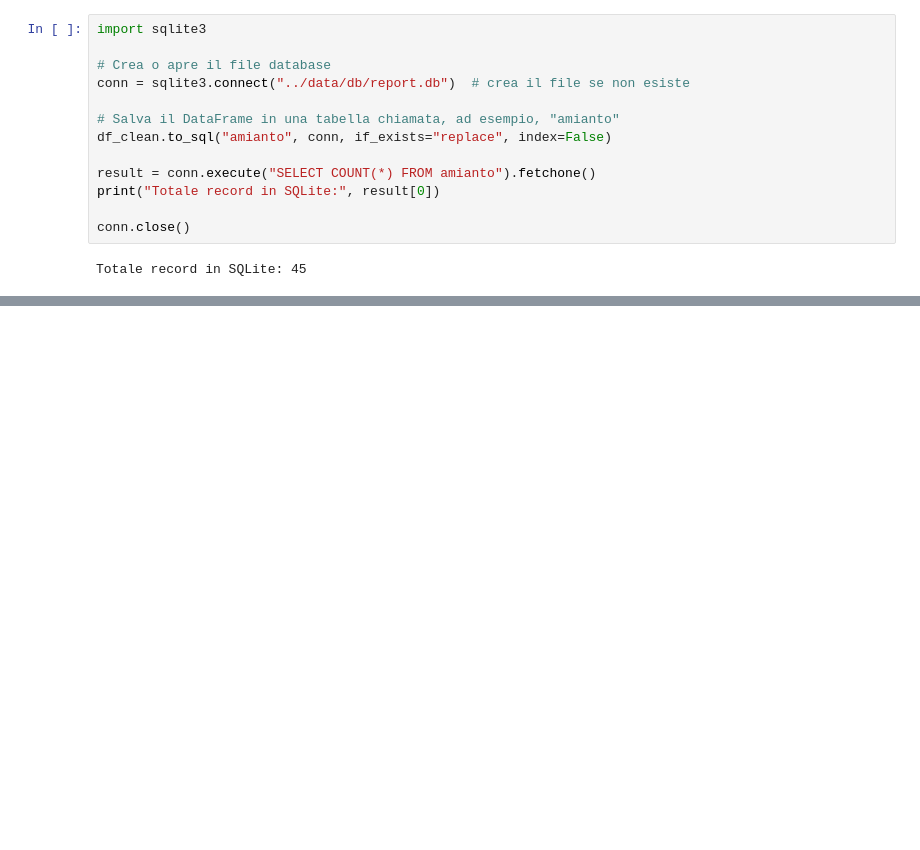
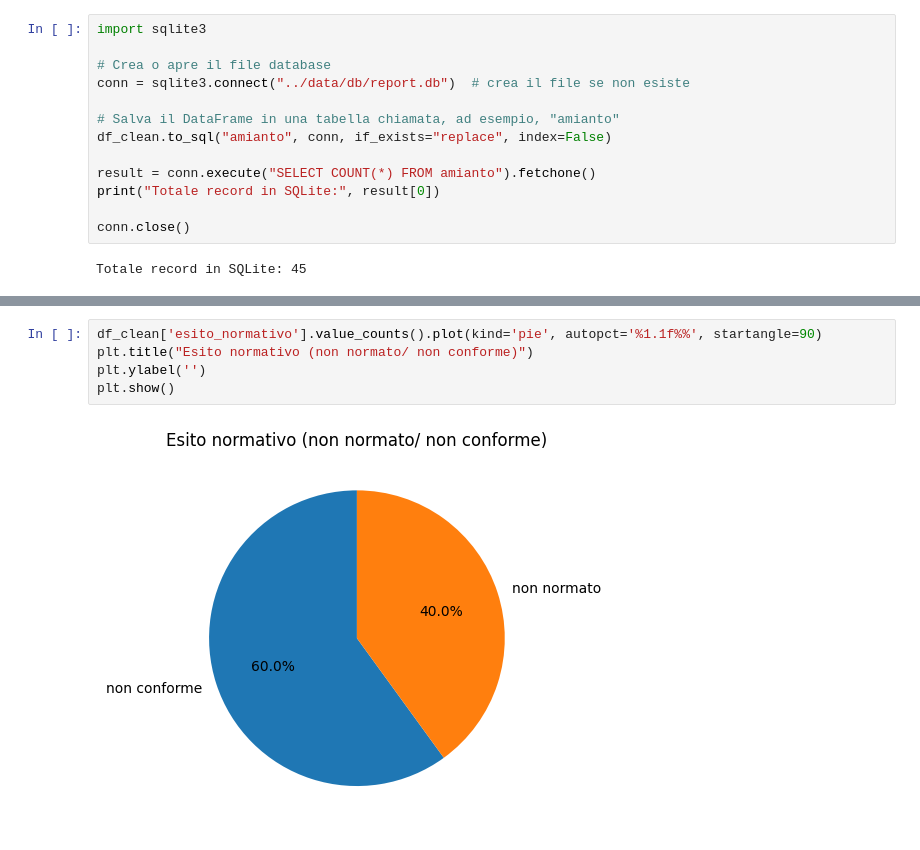
Before and after one commit to WilDev-fp/Python, a Jupyter notebook: src/uploadFile.ipynb, the cells around one changed output, grey strips where cells are left out. Drawn from its saved outputs; the diff is of its cells as text; blank space fills up the shorter version.

```diff
--- a/src/uploadFile.ipynb
+++ b/src/uploadFile.ipynb
@@ -107,0 +111,7 @@ plt.show()
+# %%
+df_clean['esito_normativo'].value_counts().plot(kind='pie', autopct='%1.1f%%', startangle=90)
+plt.title("Esito normativo (non normato/ non conforme)")
+plt.ylabel('')
+plt.show()
+# %% [output]
+[figure, added]
```
Also changed, not shown: parts of 5 cells of this notebook.
